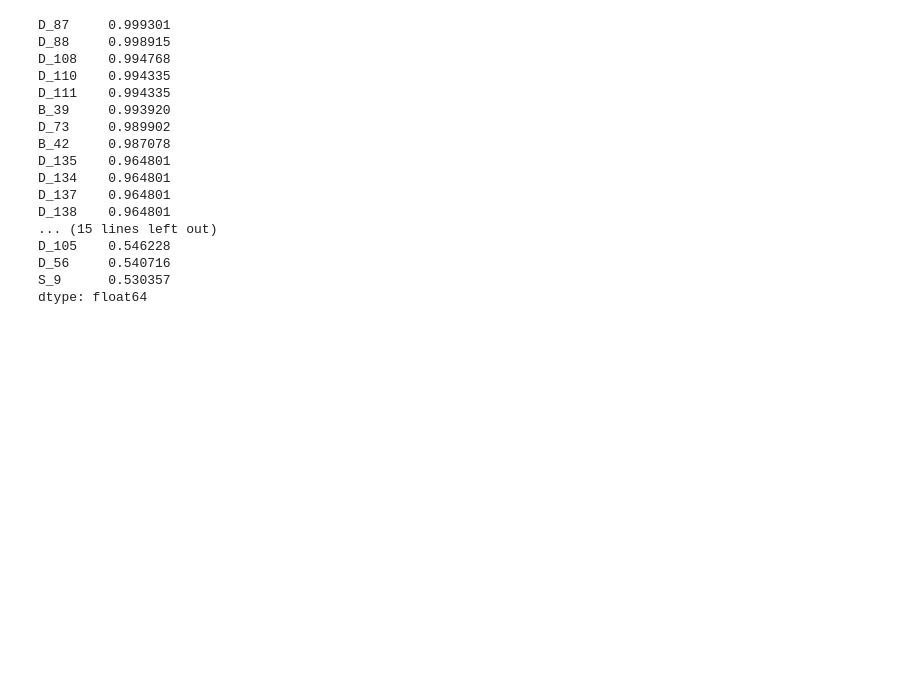
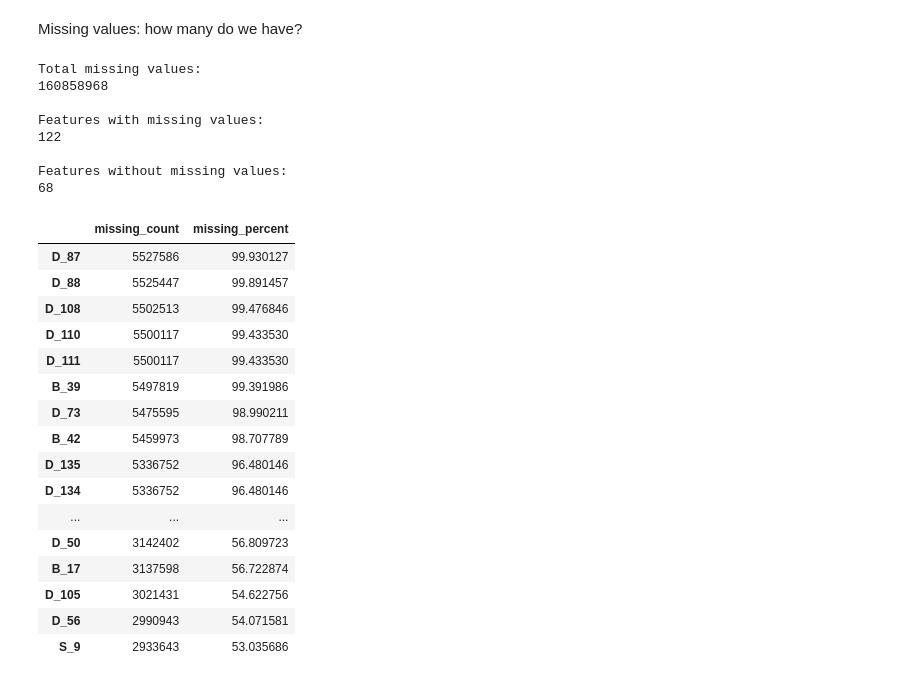
Before and after one commit to kpolonska/deep-learning-assignment-1, a Jupyter notebook: notebooks/eda.ipynb, the cells around one changed output. Saved outputs shown, nothing was run; the diff lists cells and outputs as text; code cells hidden in the pictures; blank space fills up the shorter version.

```diff
--- a/notebooks/eda.ipynb
+++ b/notebooks/eda.ipynb
@@ -164,27 +25,49 @@ Name: proportion, dtype: float64
-# %%
-missing = (
-    train
-    .isna()
-    .mean()
-    .sort_values(ascending=False)
-)
-
-display(missing.head(30))
-# %% [output]
-D_87     0.999301
-D_88     0.998915
-D_108    0.994768
-D_110    0.994335
-D_111    0.994335
-B_39     0.993920
-D_73     0.989902
-B_42     0.987078
-D_135    0.964801
-D_134    0.964801
-D_137    0.964801
-D_138    0.964801
-... (15 lines left out)
-D_105    0.546228
-D_56     0.540716
-S_9      0.530357
-dtype: float64
+# %% [markdown]
+Missing values: how many do we have?
+# %%
+missing_summary = pd.DataFrame({
+    "missing_count": train.isna().sum(),
+    "missing_percent": train.isna().mean() * 100
+})
+
+missing_summary = missing_summary.sort_values(
+    "missing_percent",
+    ascending=False
+)
+
+print("Total missing values:")
+print(train.isna().sum().sum())
+
+print("\nFeatures with missing values:")
+print((missing_summary["missing_count"] > 0).sum())
+
+print("\nFeatures without missing values:")
+print((missing_summary["missing_count"] == 0).sum())
+
+display(missing_summary.head(30))
+# %% [output]
+Total missing values:
+160858968
+
+Features with missing values:
+122
+
+Features without missing values:
+68
+|  | missing_count | missing_percent |
+| D_87 | 5527586 | 99.930127 |
+| D_88 | 5525447 | 99.891457 |
+| D_108 | 5502513 | 99.476846 |
+| D_110 | 5500117 | 99.433530 |
+| D_111 | 5500117 | 99.433530 |
+| B_39 | 5497819 | 99.391986 |
+| D_73 | 5475595 | 98.990211 |
+| B_42 | 5459973 | 98.707789 |
+| D_135 | 5336752 | 96.480146 |
+| D_134 | 5336752 | 96.480146 |
+| ... | ... | ... |
+| D_50 | 3142402 | 56.809723 |
+| B_17 | 3137598 | 56.722874 |
+| D_105 | 3021431 | 54.622756 |
+| D_56 | 2990943 | 54.071581 |
+| S_9 | 2933643 | 53.035686 |
```
Also changed, not shown: parts of 28 cells of this notebook.
